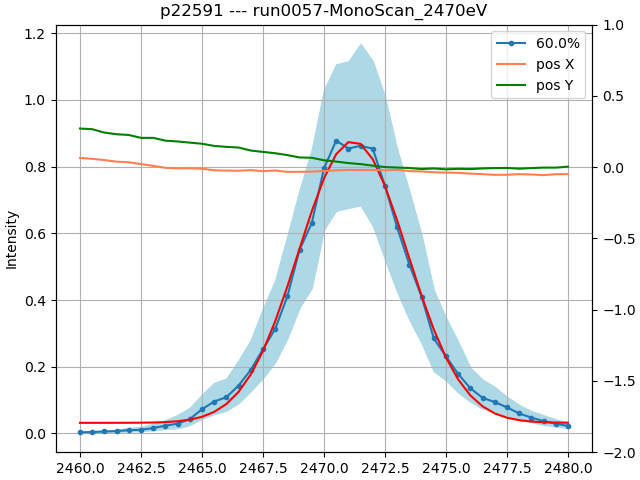
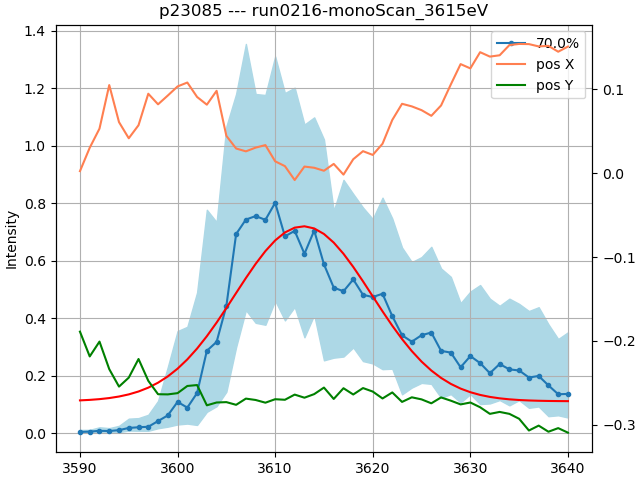
The notebook cell's code change between the first figure and the second:
--- before
+++ after
@@ -30,5 +30,5 @@
 plt.xlabel('{} ({})'.format(meta['xlabel'], meta['units']))
 ax1.set_ylabel("Intensity")
-ax2.set_ylim(-2,1)
+#ax2.set_ylim(-0.1,0.6)
 ax1.legend(leg, labels, loc='best')
 #ax2.legend(loc="upper left")
@@ -37,5 +37,5 @@
 plt.show()
 
-print("Center wavelength = {:.3f} eV".format(centerpos))
+print("Center energy = {:.3f} eV".format(centerpos))
 print("Width = {:.3f} eV".format(width))
 print("Bandwidth = {:.3f} %".format(100*np.abs(width)/centerpos))

Commit: Updated after Wallick (p23085) exp